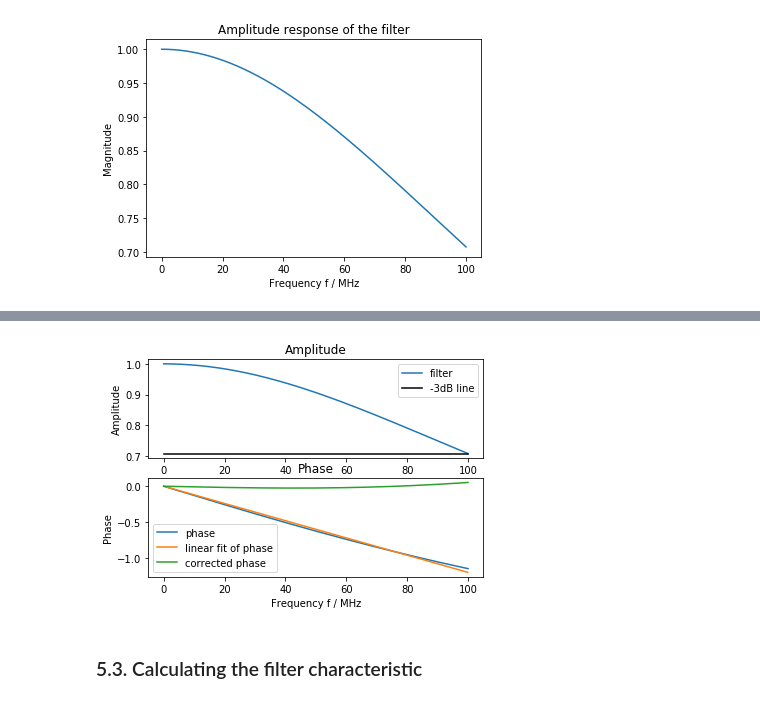
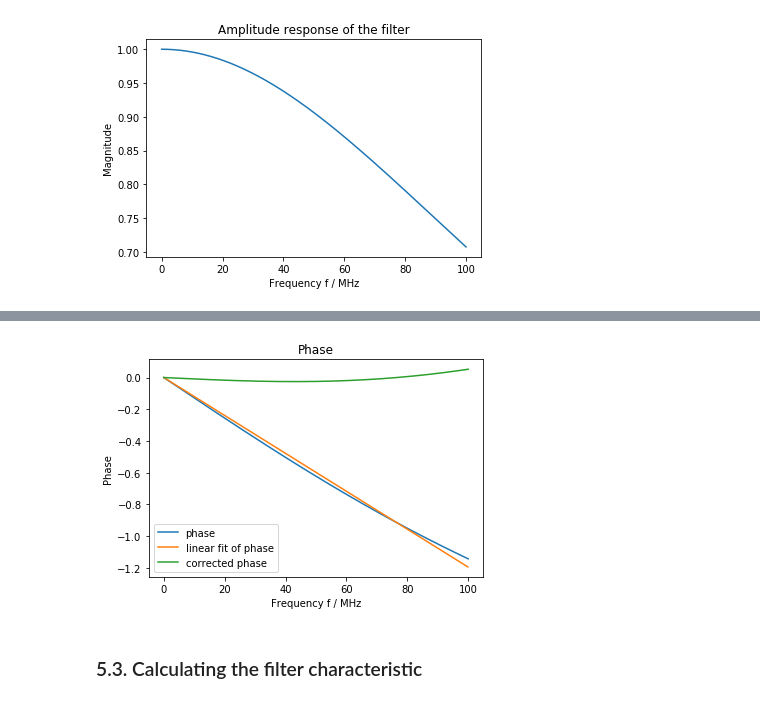
Before and after one commit to Ma-Weber/Tutorial-Deconvolution, a Jupyter notebook: TutorialFinal.ipynb, the cells around one changed output, grey strips where cells are left out. Cells and saved outputs as stored; diff of their text form; code cells hidden in the pictures.

```diff
--- a/TutorialFinal.ipynb
+++ b/TutorialFinal.ipynb
@@ -1043,36 +1047,28 @@ The effect can be observed by comparing the estimated uncertainty for the uncorr
 # %%
-plt.subplot(2,1,1)
-plt.plot(ftest2/1E6,np.abs(yH1))
-plt.plot(ftest2/1E6,np.sqrt(0.5)*np.ones_like(yH1.real),"k-")
-plt.title("Amplitude")
-plt.ylabel("Amplitude")
-plt.legend(["filter","-3dB line"])
-plt.subplot(2,1,2)
 plt.plot(ftest2/1E6,np.angle(yH1))
 plt.title("Phase")
 #Finding the -3dB point (approximation only)
 ind3dB = np.argmin(np.abs(np.abs(yH1)-np.sqrt(0.5)))
 ftest2[ind3dB]
 
-w=np.linalg.lstsq(np.array([ftest2[:ind3dB]]).T,np.angle(yH1[:ind3dB]),rcond=1)[0]
-w
+w = np.linalg.lstsq(np.array([ftest2[:ind3dB]]).T,np.angle(yH1[:ind3dB]),rcond=1)[0]
 
 plt.plot(ftest2[:ind3dB]/1E6,w*ftest2[:ind3dB])
 yH1new = yH1 * np.exp(-1j*w*ftest2)
 plt.plot(ftest2/1E6,np.angle(yH1new))
 plt.legend(["phase","linear fit of phase","corrected phase"])
 plt.xlabel("Frequency f / MHz")
 plt.ylabel("Phase")
 yH1 = yH1new
 
 
 
-Hl=Hl * (sym.cos(-fsym*w[0])+sym.I*sym.sin(-fsym*w[0]))
+Hl = Hl * (sym.cos(-fsym*w[0])+sym.I*sym.sin(-fsym*w[0]))
 Hl
 infos["phasecorr"] = True
-fktHl=sym.lambdify(fsym,Hl)
+fktHl = sym.lambdify(fsym,Hl)
 # %% [output]
-[figure, old version]
+[figure, new version]
 # %% [markdown]
 ### 5.3. Calculating the filter characteristic
 # %%
```
Also changed, not shown: parts of 72 cells of this notebook, 1 other file.
